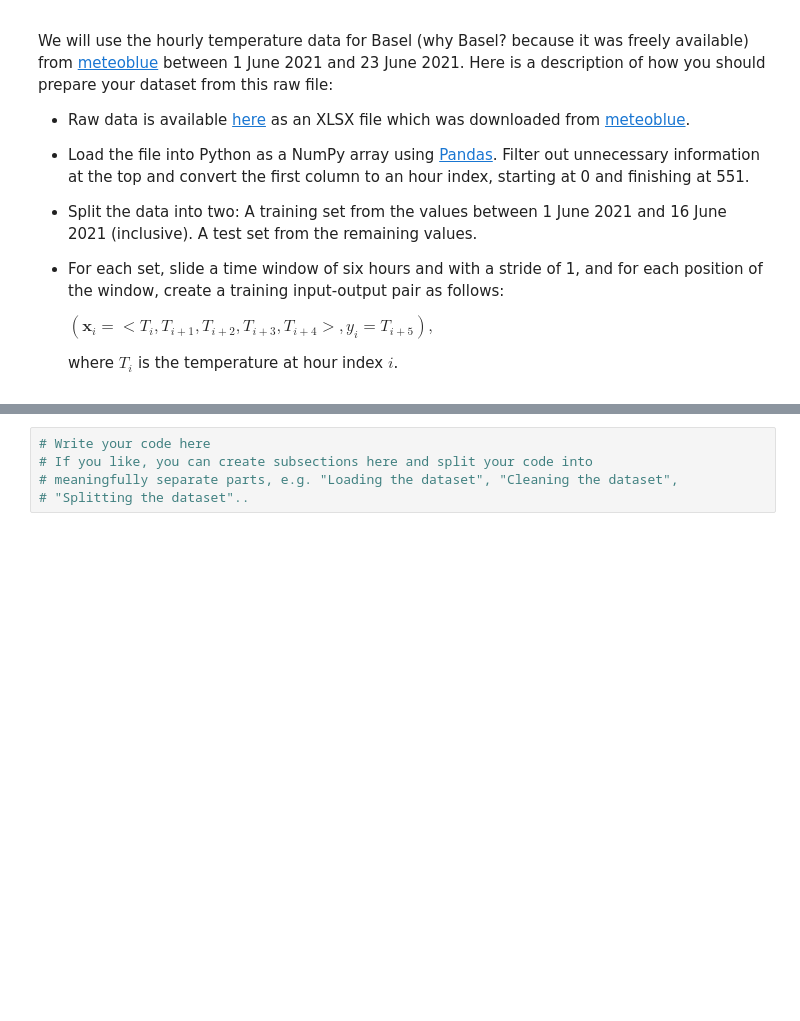
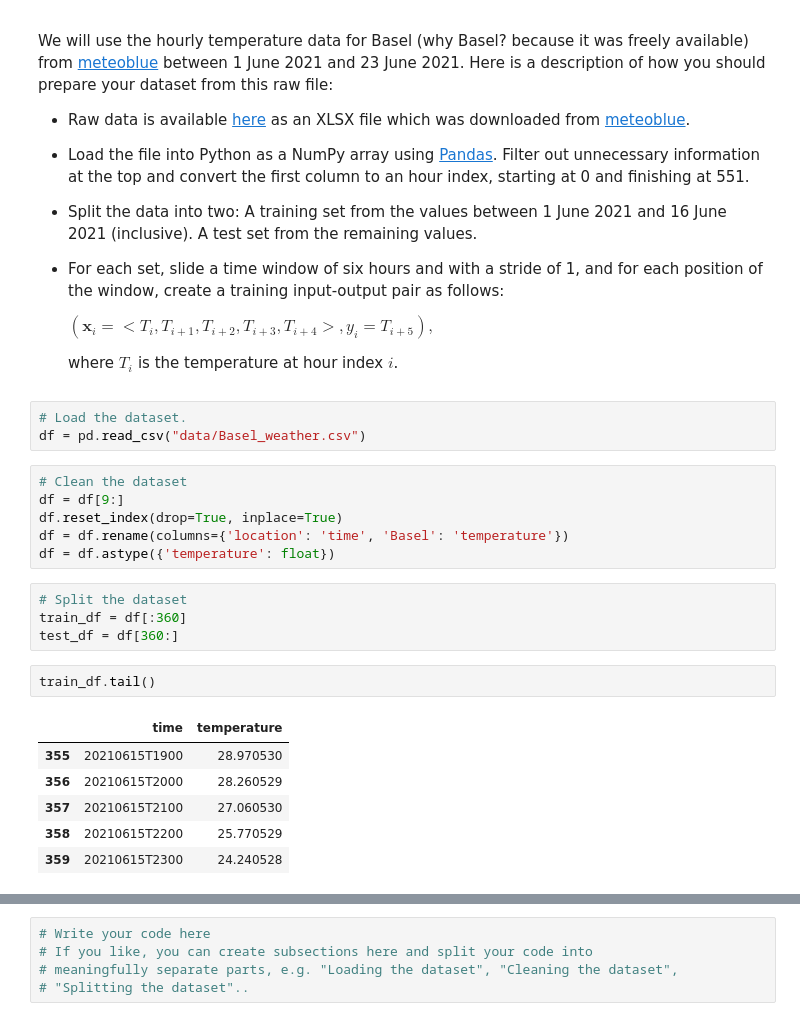
Before and after one commit to berkantbayraktar/Temperature-Prediction-w-LSTM, a Jupyter notebook: CENG501_Spring2021_PA3_Task_temperature_prediction_with_LSTM.ipynb, the cells around one changed output, grey strips where cells are left out. Saved outputs shown, nothing was run; the diff lists cells and outputs as text; blank space fills up the shorter version.

```diff
--- a/CENG501_Spring2021_PA3_Task_temperature_prediction_with_LSTM.ipynb
+++ b/CENG501_Spring2021_PA3_Task_temperature_prediction_with_LSTM.ipynb
@@ -25,3 +31,25 @@ We will use the hourly temperature data for Basel (why Basel? because it was fre
   $(\mathbf{x}_i = <T_i, T_{i+1}, T_{i+2}, T_{i+3}, T_{i+4}>, y_i = T_{i+5}),$
 
   where $T_i$ is the temperature at hour index $i$.
+# %%
+# Load the dataset.
+df = pd.read_csv("data/Basel_weather.csv")
+# %%
+# Clean the dataset
+df = df[9:]
+df.reset_index(drop=True, inplace=True)
+df = df.rename(columns={'location': 'time', 'Basel': 'temperature'})
+df = df.astype({'temperature': float})
+# %%
+# Split the dataset
+train_df = df[:360]
+test_df = df[360:]
+# %%
+train_df.tail()
+# %% [output]
+|  | time | temperature |
+| 355 | 20210615T1900 | 28.970530 |
+| 356 | 20210615T2000 | 28.260529 |
+| 357 | 20210615T2100 | 27.060530 |
+| 358 | 20210615T2200 | 25.770529 |
+| 359 | 20210615T2300 | 24.240528 |
```
Also changed, not shown: parts of 16 cells of this notebook.
